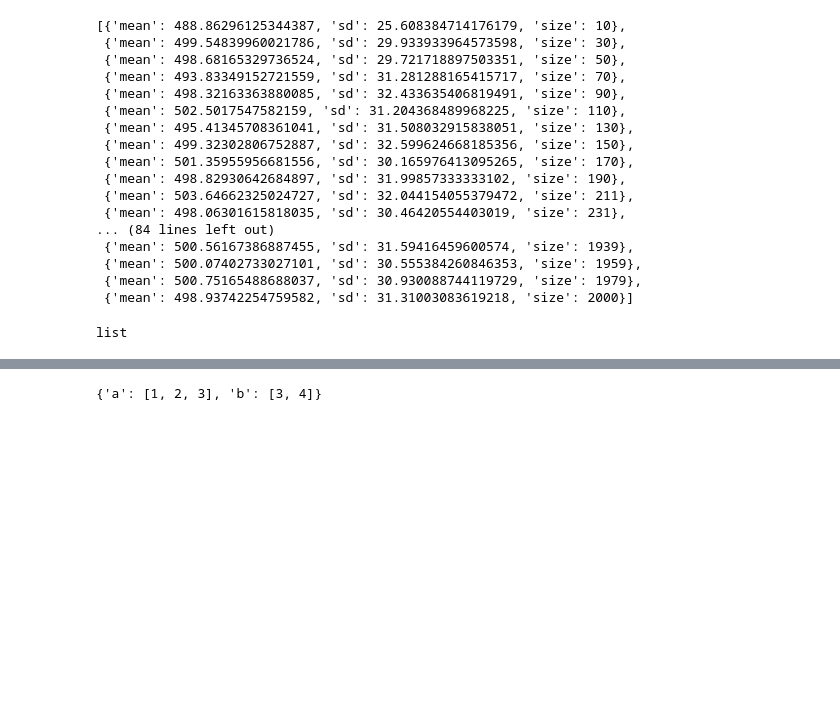
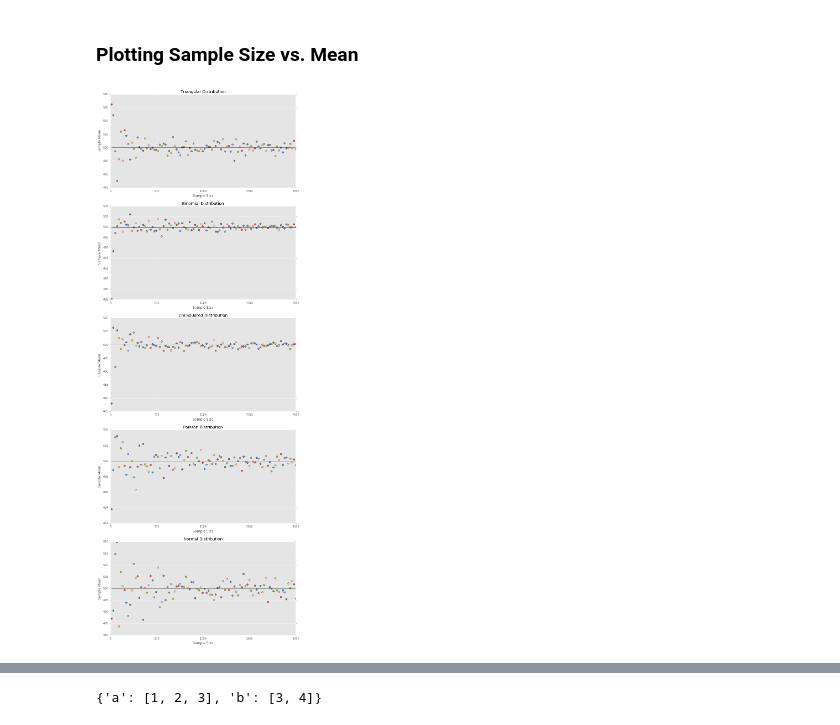
Before and after one commit to ian-wright/NYUclass-urban-informatics, a Jupyter notebook: HW3_iw453/hw3_assign1.ipynb, the cells around one changed output, grey strips where cells are left out. Cells and saved outputs as stored; diff of their text form; code cells hidden in the pictures; blank space fills up the shorter version.

Commit message:
assign1 at histogram

```diff
--- a/HW3_iw453/hw3_assign1.ipynb
+++ b/HW3_iw453/hw3_assign1.ipynb
@@ -36,7 +36,7 @@ for n in sample_sizes:
     # lam = lamda ~ expectation for interval ~ mean
     sample = np.random.poisson(lam=pop_mean, size=n)
     sample_dict = {'size':n, 'mean':sample.mean(), 'sd':sample.std()}
-    distro['poisson'].append(sample_dict)
+    distro['Poisson'].append(sample_dict)
 # %%
 # BINOMIAL
 for n in sample_sizes:
@@ -44,20 +44,20 @@ for n in sample_sizes:
     # p = probability of success --> @ 0.5 success, we expect 1000 events to have 500 successes (mean)
     sample = np.random.binomial(n=pop_mean*2, p=0.5, size=n)
     sample_dict = {'size':n, 'mean':sample.mean(), 'sd':sample.std()}
-    distro['binomial'].append(sample_dict)
+    distro['Binomial'].append(sample_dict)
 # %%
 # CHI SQUARED
 for n in sample_sizes:
     # df = degrees of freedom ~ mean for this test
     sample = np.random.chisquare(df=pop_mean, size=n)
     sample_dict = {'size':n, 'mean':sample.mean(), 'sd':sample.std()}
-    distro['chi'].append(sample_dict)
+    distro['Chi Squared'].append(sample_dict)
 # %%
 # TRIANGULAR
 for n in sample_sizes:
-    # left = left edge of triangle
+    # left = left edge of triangle, use 0
     # mode = peak of distribution ~ mean
-    # right = right edge of triangle
+    # right = right edge of triangle, use 1000
     sample = np.random.triangular(left=0, mode=pop_mean, right = 1000, size=n)
     sample_dict = {'size':n, 'mean':sample.mean(), 'sd':sample.std()}
-    distro['triangular'].append(sample_dict)
+    distro['Triangular'].append(sample_dict)
@@ -83,22 +63,0 @@ print sample.std()
-# %%
-distro['chi']
-#s = np.random.binomial(10, 0.5, 1000)
-#print s
-# %% [output]
-[{'mean': 488.86296125344387, 'sd': 25.608384714176179, 'size': 10},
- {'mean': 499.54839960021786, 'sd': 29.933933964573598, 'size': 30},
- {'mean': 498.68165329736524, 'sd': 29.721718897503351, 'size': 50},
- {'mean': 493.83349152721559, 'sd': 31.281288165415717, 'size': 70},
- {'mean': 498.32163363880085, 'sd': 32.433635406819491, 'size': 90},
- {'mean': 502.5017547582159, 'sd': 31.204368489968225, 'size': 110},
- {'mean': 495.41345708361041, 'sd': 31.508032915838051, 'size': 130},
- {'mean': 499.32302806752887, 'sd': 32.599624668185356, 'size': 150},
- {'mean': 501.35955956681556, 'sd': 30.165976413095265, 'size': 170},
- {'mean': 498.82930642684897, 'sd': 31.99857333333102, 'size': 190},
- {'mean': 503.64662325024727, 'sd': 32.044154055379472, 'size': 211},
- {'mean': 498.06301615818035, 'sd': 30.46420554403019, 'size': 231},
-... (84 lines left out)
- {'mean': 500.56167386887455, 'sd': 31.59416459600574, 'size': 1939},
- {'mean': 500.07402733027101, 'sd': 30.555384260846353, 'size': 1959},
- {'mean': 500.75165488688037, 'sd': 30.930088744119729, 'size': 1979},
- {'mean': 498.93742254759582, 'sd': 31.31003083619218, 'size': 2000}]
@@ -107,4 +64,25 @@ dict = {'a':[1,2], 'b':[3,4]}
-# %%
-type(dict['a'])
-# %% [output]
-list
+# %% [markdown]
+### Plotting Sample Size vs. Mean
+# %%
+# create a figure with as many subplots as there are different distribution types
+fig, axarr = plt.subplots(len(distro))
+fig.set_size_inches(12,35)
+
+# we will iterate through each distribution type to draw its own plot of size vs. mean
+axis_position = 0
+for dist_name, dist_data in distro.iteritems():
+
+    # draw one point for each sample of size n
+    for sample_dict in dist_data:
+        axarr[axis_position].plot(sample_dict['size'], sample_dict['mean'], 'o')
+
+    # include a reference line to represent the population mean
+    axarr[axis_position].plot([min(sample_sizes), max(sample_sizes)], [pop_mean, pop_mean], 'k')
+    axarr[axis_position].set_title(dist_name + ' Distribution')
+    axarr[axis_position].set_xlabel('Sample Size')
+    axarr[axis_position].set_ylabel('Sample Mean')
+
+    axis_position += 1
+plt.show()
+# %% [output]
+[figure, added]
```
Also changed, not shown: parts of 9 cells of this notebook.
